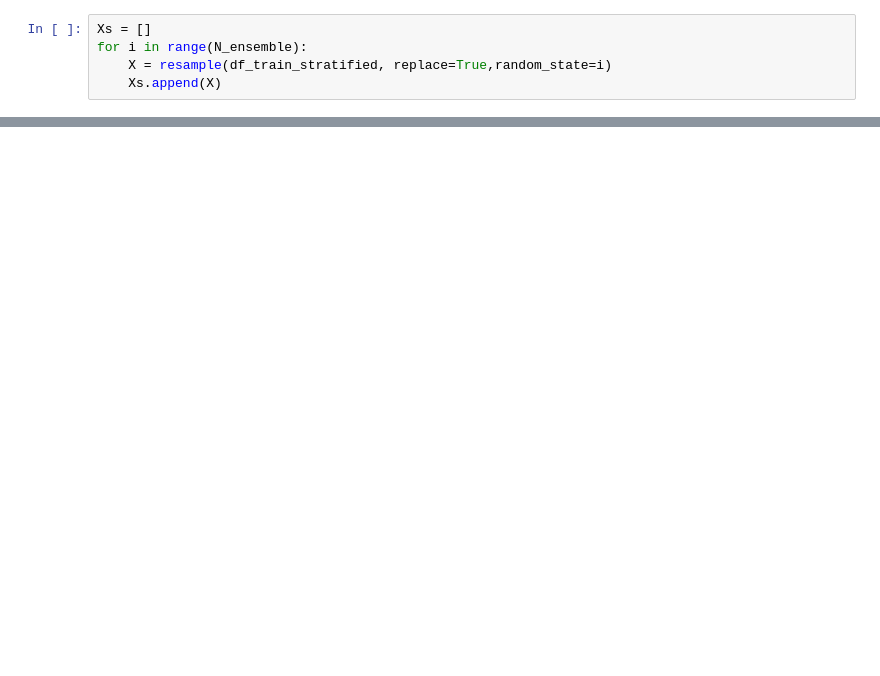
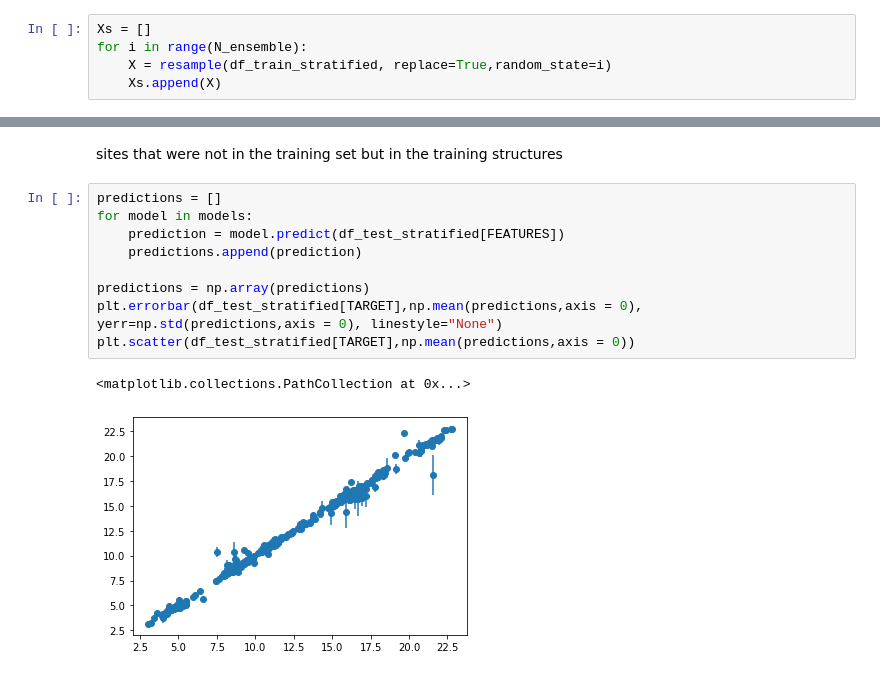
Before and after one commit to SeyedMohamadMoosavi/tools-cp-porousmat, a Jupyter notebook: examples/example_ML_training.ipynb, the cells around one changed output, grey strips where cells are left out. Cells and saved outputs as stored; diff of their text form; blank space fills up the shorter version.

```diff
--- a/examples/example_ML_training.ipynb
+++ b/examples/example_ML_training.ipynb
@@ -110,0 +139,14 @@ df_features.head()
+# %% [markdown]
+sites that were not in the training set but in the training structures
+# %%
+predictions = []
+for model in models:
+    prediction = model.predict(df_test_stratified[FEATURES])
+    predictions.append(prediction)
+
+predictions = np.array(predictions)
+plt.errorbar(df_test_stratified[TARGET],np.mean(predictions,axis = 0), yerr=np.std(predictions,axis = 0), linestyle="None")
+plt.scatter(df_test_stratified[TARGET],np.mean(predictions,axis = 0))
+# %% [output]
+<matplotlib.collections.PathCollection at 0x...>
+[figure, added]
```
Also changed, not shown: parts of 17 cells of this notebook, 8 other files.
